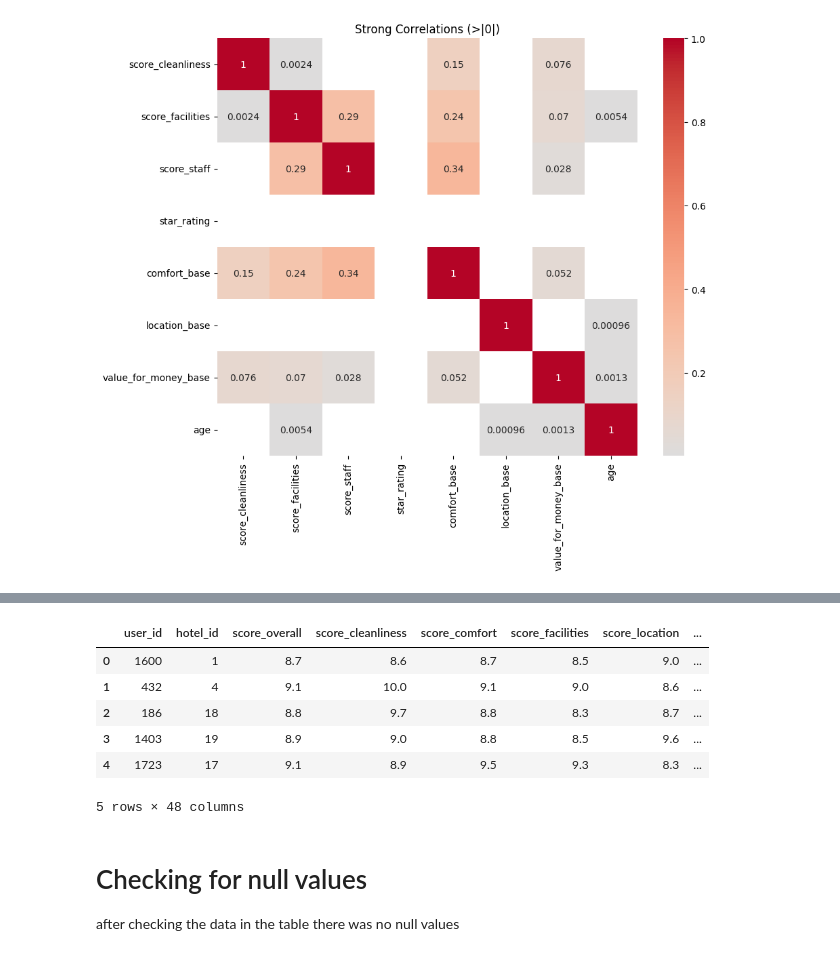
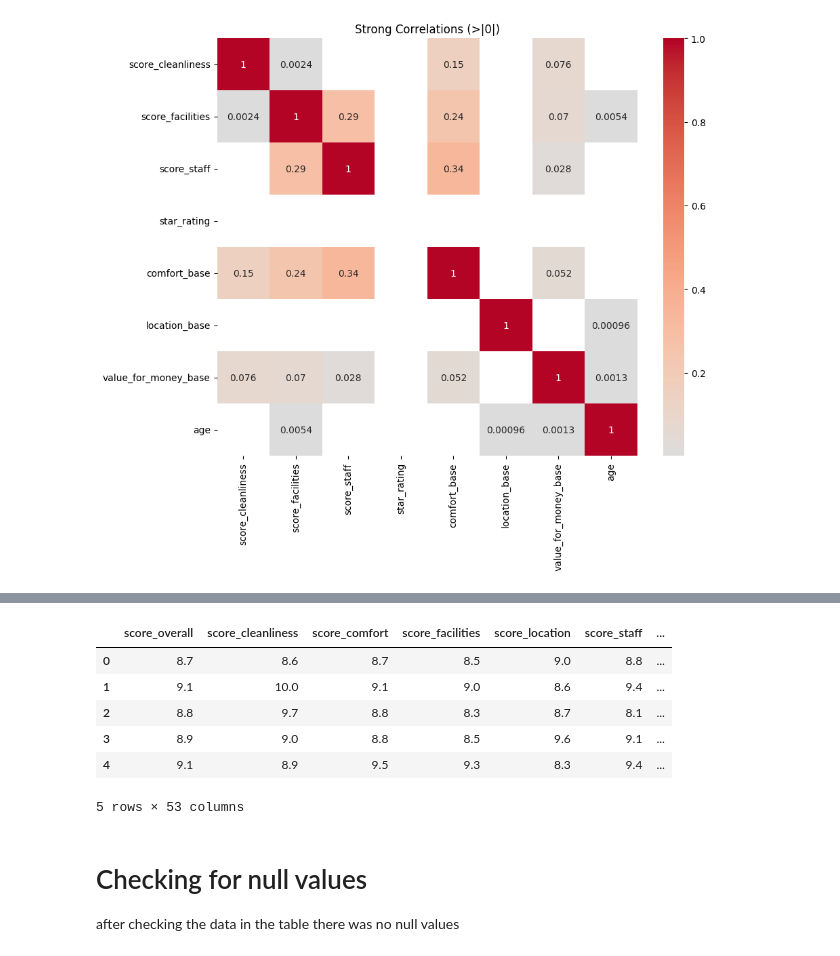
Before and after one commit to quadrefolio/ACL, a Jupyter notebook: main.ipynb, the cells around one changed output, grey strips where cells are left out. Drawn from its saved outputs; the diff is of its cells as text; code cells hidden in the pictures.

```diff
--- a/main.ipynb
+++ b/main.ipynb
@@ -404,0 +394,13 @@ Western_Europe          9.100194              8.521177  2.812900
+# %%
+
+df['diff_cleanliness'] = df['score_cleanliness'] - df['cleanliness_base']
+df['diff_comfort'] = df['score_comfort'] - df['comfort_base']
+df['diff_facilities'] = df['score_facilities'] - df['facilities_base']
+df['diff_overall_vs_star'] = df['score_overall'] - df['star_rating']
+df['diff_location'] = df['score_location'] - df['location_base']
+df['diff_staff'] = df['score_staff'] - df['staff_base']
+df['diff_value_for_money'] = df['score_value_for_money'] - df['value_for_money_base']
+
+print("Successfully created all 'diff' features. ✅")
+print("\nHead of the new 'diff' features:")
+print(df[[ 'diff_cleanliness', 'diff_comfort', 'diff_facilities','diff_overall_vs_star', 'diff_location', 'diff_staff', 'diff_value_for_money']].head())
@@ -405,29 +429,29 @@ Western_Europe          9.100194              8.521177  2.812900
 # %%
 
 from typing import final
 
 
 columns_to_drop = [
     'review_id',
-    # 'user_id',
-    # 'hotel_id',
+    'user_id',
+    'hotel_id',
     'review_date',
     'join_date',
     'review_text',
     'hotel_name',
     'hotel_country',
     'lat',
     'lon'
 ]
 final_df=df.drop(columns=columns_to_drop)
 
 # final_df.to_csv('final_dataset.csv', index=False)
 final_df.head()
 # %% [output]
-|  | user_id | hotel_id | score_overall | score_cleanliness | score_comfort | score_facilities | score_location | ... |
-| 0 | 1600 | 1 | 8.7 | 8.6 | 8.7 | 8.5 | 9.0 | ... |
-| 1 | 432 | 4 | 9.1 | 10.0 | 9.1 | 9.0 | 8.6 | ... |
-| 2 | 186 | 18 | 8.8 | 9.7 | 8.8 | 8.3 | 8.7 | ... |
-| 3 | 1403 | 19 | 8.9 | 9.0 | 8.8 | 8.5 | 9.6 | ... |
-| 4 | 1723 | 17 | 9.1 | 8.9 | 9.5 | 9.3 | 8.3 | ... |
+|  | score_overall | score_cleanliness | score_comfort | score_facilities | score_location | score_staff | ... |
+| 0 | 8.7 | 8.6 | 8.7 | 8.5 | 9.0 | 8.8 | ... |
+| 1 | 9.1 | 10.0 | 9.1 | 9.0 | 8.6 | 9.4 | ... |
+| 2 | 8.8 | 9.7 | 8.8 | 8.3 | 8.7 | 8.1 | ... |
+| 3 | 8.9 | 9.0 | 8.8 | 8.5 | 9.6 | 9.1 | ... |
+| 4 | 9.1 | 8.9 | 9.5 | 9.3 | 8.3 | 9.4 | ... |
-5 rows × 48 columns
+5 rows × 53 columns
```
Also changed, not shown: parts of 25 cells of this notebook, 3 other files.
